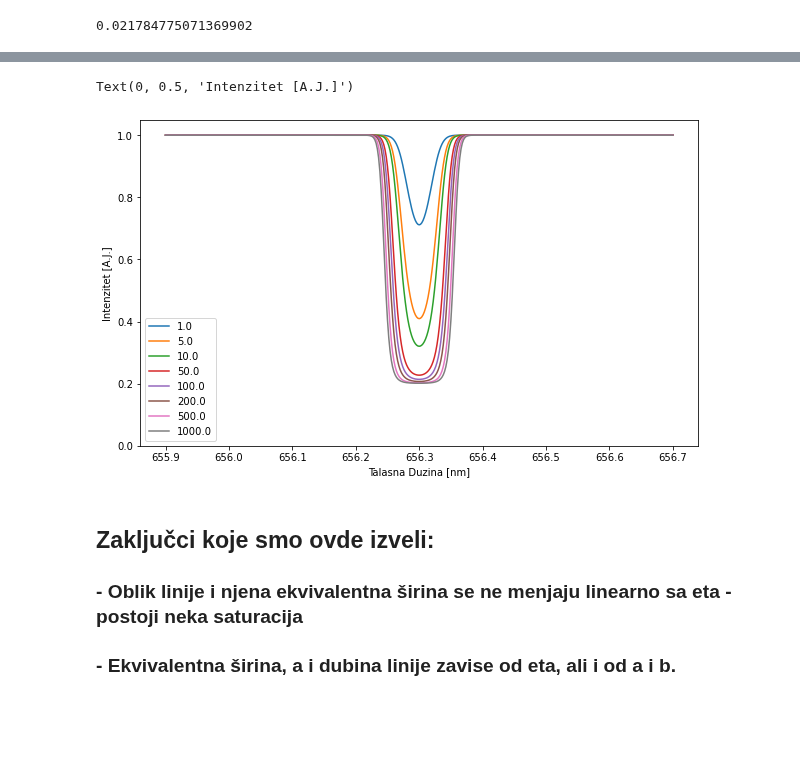
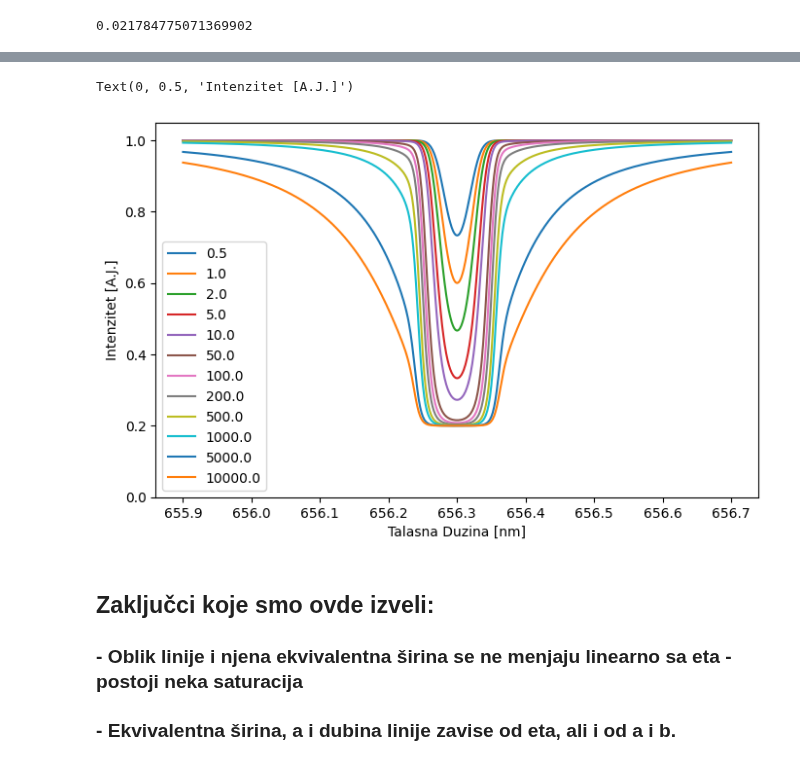
Before and after one commit to ivanzmilic/TZS_matf, a Jupyter notebook: Predavanja/Predavanje_11_spektralne_linije.ipynb, the cells around one changed output, grey strips where cells are left out. Drawn from its saved outputs; the diff is of its cells as text; code cells hidden in the pictures; blank space fills up the shorter version.

```diff
--- a/Predavanja/Predavanje_11_spektralne_linije.ipynb
+++ b/Predavanja/Predavanje_11_spektralne_linije.ipynb
@@ -82,7 +119,9 @@ plt.plot(llambda, phi_lambda)
 # %%
+# Mozemo da "resimo" JPZ. (Tj mi smo to vec resili analiticki, posto znamo da je S = a + b tau_c)
 a = 0.5
 b = 0.5
 eta = 10.0
-
+damp = 0.001
+phi_lambda = voigt_profile(llambda, llambda0, delta_l_d, damp)
 I_lambda = a + b /(1.0 + eta * phi_lambda)
 # %%
@@ -97,12 +136,13 @@ Text(0, 0.5, 'Intenzitet [A.J.]')
 # %%
 # Hajde da vidimo kako parametar eta utice na jacinu i oblik spektralne linije:
 
-eta = np.array([1.0,5.0,10.,50.,100.,200.,500.,1000.])
+eta = np.array([0.5,1.0,2.0,5.0,10.,50.,100.,200.,500.,1000.,5000.,10000.])
 
 plt.figure(figsize=[10,6])
 
 for i in range(0,len(eta)):
 
+    phi_lambda = voigt_profile(llambda, llambda0, delta_l_d, damp)
     I_lambda = a + b /(1.0 + eta[i] * phi_lambda)
 
     plt.plot(llambda, I_lambda, label=str(eta[i]))
@@ -116,0 +157,22 @@ Text(0, 0.5, 'Intenzitet [A.J.]')
+# %%
+# Damping moze da bude jako jako vazan za oblik spektralne linije, posebno u krilima linije.
+# Probacemo sada jedan primer sa vecim dampingom:
+
+# Hajde da vidimo kako parametar eta utice na jacinu i oblik spektralne linije:
+
+eta = np.array([0.5,1.0,2.0,5.0,10.,50.,100.,200.,500.,1000.,5000.,10000.])
+damp = 0.005
+
+plt.figure(figsize=[8,5])
+
+for i in range(0,len(eta)):
+
+    phi_lambda = voigt_profile(llambda, llambda0, delta_l_d, damp)
+    I_lambda = a + b /(1.0 + eta[i] * phi_lambda)
+
+    plt.plot(llambda, I_lambda, label=str(eta[i]))
+
+plt.legend()
+plt.ylim([0,1.05])
+plt.xlabel("Talasna Duzina [nm]")
+plt.ylabel("Intenzitet [A.J.]") # arbitrarne jedinice, ne astronomske :)
@@ -117,24 +182,31 @@ Text(0, 0.5, 'Intenzitet [A.J.]')
 # %%
+# Damping moze da bude jako jako vazan za oblik spektralne linije, posebno u krilima linije.
+# Probacemo sada jedan primer sa vecim dampingom:
+
+# Hajde da vidimo kako parametar eta utice na jacinu i oblik spektralne linije:
+
 a = 0.2
 b = 0.8
 
-eta = np.array([1.0,5.0,10.,50.,100.,200.,500.,1000.])
+eta = np.array([0.5,1.0,2.0,5.0,10.,50.,100.,200.,500.,1000.,5000.,10000.])
+damp = 0.005
 
-plt.figure(figsize=[10,6])
+plt.figure(figsize=[8,5])
 
 for i in range(0,len(eta)):
 
+    phi_lambda = voigt_profile(llambda, llambda0, delta_l_d, damp)
     I_lambda = a + b /(1.0 + eta[i] * phi_lambda)
 
     plt.plot(llambda, I_lambda, label=str(eta[i]))
 
 plt.legend()
 plt.ylim([0,1.05])
 plt.xlabel("Talasna Duzina [nm]")
 plt.ylabel("Intenzitet [A.J.]") # arbitrarne jedinice, ne astronomske :)
 # %% [output]
 Text(0, 0.5, 'Intenzitet [A.J.]')
-[figure, old version]
+[figure, new version]
 # %% [markdown]
 ## Zaključci koje smo ovde izveli:
 
```
Also changed, not shown: parts of 41 cells of this notebook.
